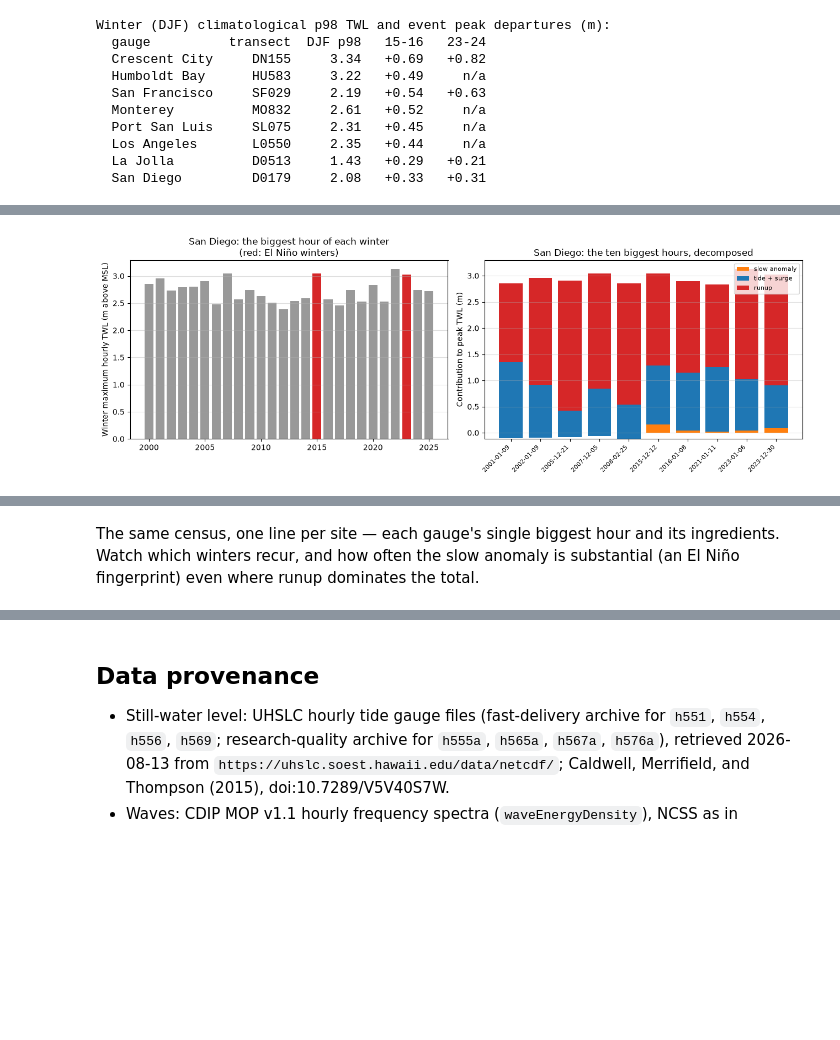
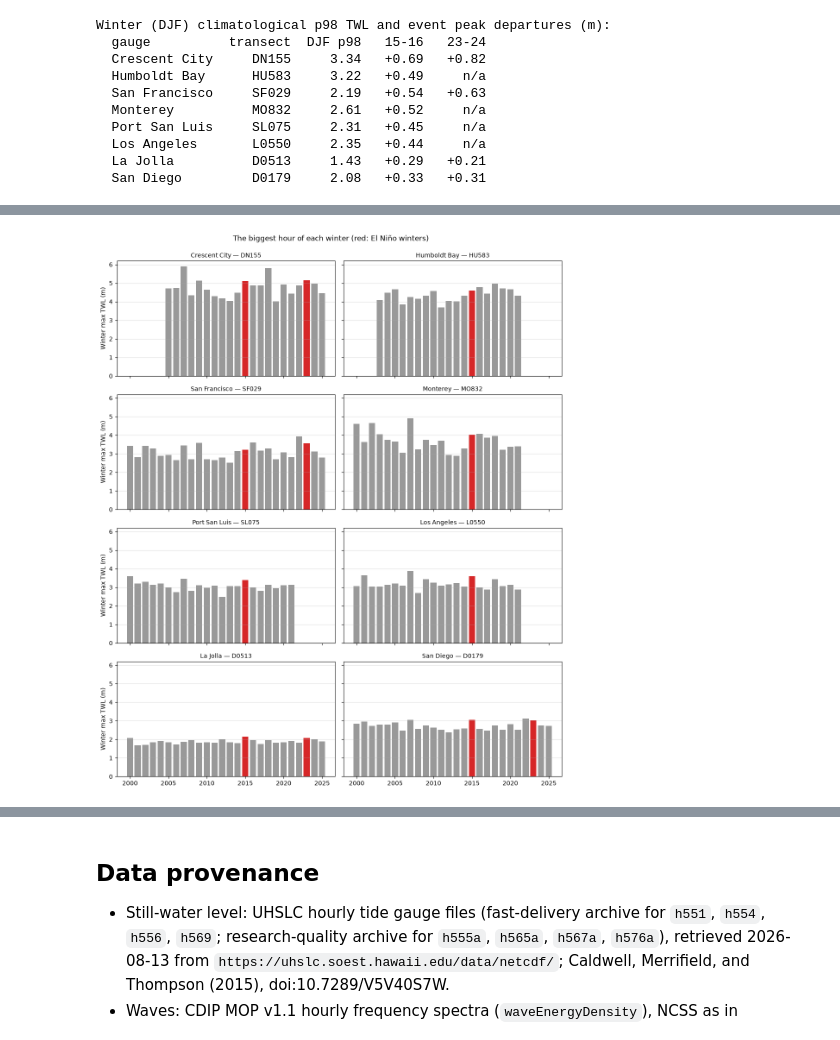
Before and after one commit to holdenlesliebole/climate-data-foundations, a Jupyter notebook: reference/13_el_nino_total_water_level_complete.ipynb, the cells around one changed output, grey strips where cells are left out. Drawn from its saved outputs; the diff is of its cells as text; code cells hidden in the pictures; blank space fills up the shorter version.

```diff
--- a/reference/13_el_nino_total_water_level_complete.ipynb
+++ b/reference/13_el_nino_total_water_level_complete.ipynb
@@ -258,7 +258,8 @@ def build_twl(site):
     # the beach slope varies through the year: a day-of-year sinusoid from the fit
     beta = B + A * np.cos(2 * np.pi * (h0.index.dayofyear + S) / 365)
     r2 = stockdon_r2(h0, l0, beta)
-    frame = pd.concat({"swl": swl, "r2": r2}, axis=1).dropna()
+    # keep h0/l0 in the frame so later sections can rerun the formula cheaply
+    frame = pd.concat({"swl": swl, "r2": r2, "h0": h0, "l0": l0}, axis=1).dropna()
     frame["twl"] = frame["swl"] + frame["r2"]
     return frame
 
@@ -462,61 +496,47 @@ anomaly under whatever storm and tide happen to coincide.
 # %%
 def winter_label(index):
     """Winter year for each timestamp: Oct-Dec -> that year, Jan-Sep -> year - 1,
     so 'winter 2015' means October 2015 through March 2016."""
     return index.year - (index.month < 10)
 
 
 def top_events(twl, n=10, min_sep="3D"):
     """The n largest hourly TWL values at least min_sep apart (declustering:
     neighboring hours of the same storm should not count twice)."""
     sep = pd.Timedelta(min_sep)
     events = []
     for t, v in twl.dropna().sort_values(ascending=False).items():
         if all(abs(t - prev) > sep for prev, _ in events):
             events.append((t, v))
             if len(events) == n:
                 break
     return events
 
 
-sd = next(r for r in records if r["gauge"] == "San Diego")
-frame = sd["frame"]
-# slow anomaly: 30-day centered mean of SWL (720 hours); the remainder is tide+surge
-slow = frame["swl"].rolling(720, center=True, min_periods=360).mean()
-fast = frame["swl"] - slow
+# per-site slow/fast split and event census, reused by the two figures below
+for rec in records:
+    f = rec["frame"]
+    slow = f["swl"].rolling(720, center=True, min_periods=360).mean()
+    label = winter_label(f.index)
+    wmax = f["twl"].groupby(label).max()
+    wmax[f["twl"].groupby(label).count() < 2000] = np.nan
+    rec["winter_max"] = wmax.loc[2000:2025]
+    rec["events"] = pd.DataFrame(
+        [{"when": t, "TWL": v, "SL anomaly": slow[t],
+          "tide + surge": f.loc[t, "swl"] - slow[t], "runup": f.loc[t, "r2"]}
+         for t, v in top_events(f["twl"], n=10)]).set_index("when").sort_index()
 
-# biggest hour of each winter, requiring at least half a winter of data
-label = winter_label(frame.index)
-winter_max = frame["twl"].groupby(label).max()
-winter_max[frame["twl"].groupby(label).count() < 2000] = np.nan
-winter_max = winter_max.loc[2000:2025]
-
-events = top_events(frame["twl"], n=10)
-ev = pd.DataFrame([{"when": t, "TWL": v, "slow anomaly": slow[t],
-                    "tide + surge": fast[t], "runup": frame.loc[t, "r2"]}
-                   for t, v in events]).set_index("when").sort_index()
-
-fig, axes = plt.subplots(1, 2, figsize=(13, 4.6))
-colors = ["tab:red" if y in (2015, 2023) else "0.6" for y in winter_max.index]
-axes[0].bar(winter_max.index, winter_max, color=colors)
-axes[0].set_ylabel("Winter maximum hourly TWL (m above MSL)")
-axes[0].set_title("San Diego: the biggest hour of each winter\n(red: El Niño winters)")
-axes[0].grid(alpha=0.4, axis="y")
-bottom = np.zeros(len(ev))
-for part, color in [("slow anomaly", "tab:orange"), ("tide + surge", "tab:blue"),
-                    ("runup", "tab:red")]:
-    axes[1].bar(range(len(ev)), ev[part], bottom=bottom, label=part, color=color)
-    bottom += ev[part].to_numpy()
-axes[1].set_xticks(range(len(ev)))
-axes[1].set_xticklabels([f"{t:%Y-%m-%d}" for t in ev.index], rotation=45,
-                        ha="right", fontsize=8)
-axes[1].set_ylabel("Contribution to peak TWL (m)")
-axes[1].set_title("San Diego: the ten biggest hours, decomposed")
-axes[1].legend(fontsize=8)
-axes[1].grid(alpha=0.4, axis="y")
+fig, axes = plt.subplots(4, 2, figsize=(11, 13), sharex=True, sharey=True)
+for ax, rec in zip(axes.flat, records):
+    wmax = rec["winter_max"]
+    colors = ["tab:red" if y in (2015, 2023) else "0.6" for y in wmax.index]
+    ax.bar(wmax.index, wmax, color=colors)
+    ax.set_title(f"{rec['gauge']} — {rec['mop']}", fontsize=10)
+    ax.grid(alpha=0.4, axis="y")
+for ax in axes[:, 0]:
+    ax.set_ylabel("Winter max TWL (m)")
+fig.suptitle("The biggest hour of each winter (red: El Niño winters)", y=0.995)
 fig.tight_layout()
 plt.show()
-
-print(ev.round(2).to_string())
 # %% [output]
-[figure, old version]
+[figure, new version]
@@ -535,4 +542,0 @@ when
-# %% [markdown]
-The same census, one line per site — each gauge's single biggest hour and its
-ingredients. Watch which winters recur, and how often the slow anomaly is
-substantial (an El Niño fingerprint) even where runup dominates the total.
```
Also changed, not shown: parts of 12 cells of this notebook, 3 other files.
